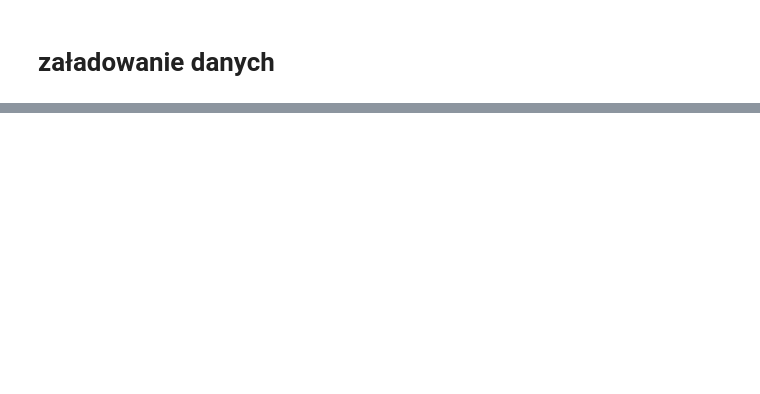
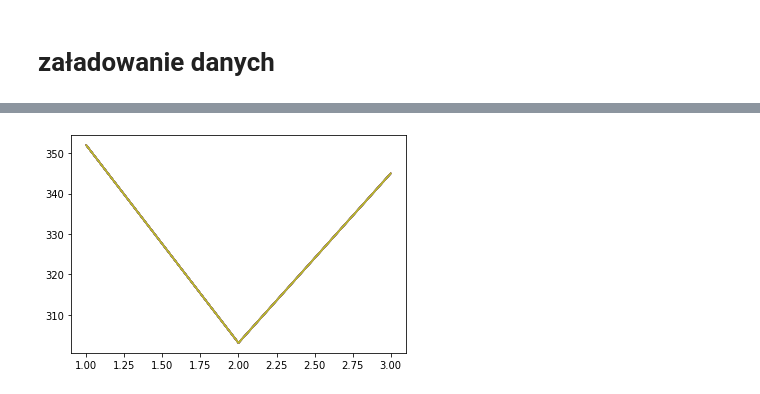
Before and after one commit to Patmik/CV, a Jupyter notebook: supermarket/markety.ipynb, the cells around one changed output, grey strips where cells are left out. Cells and saved outputs as stored; diff of their text form; code cells hidden in the pictures; blank space fills up the shorter version.

```diff
--- a/supermarket/markety.ipynb
+++ b/supermarket/markety.ipynb
@@ -14,3 +14,11 @@ db_markets.head()
 | 2 | 631-41-3108 | A | Yangon | Normal | Male | Home and lifestyle | 46.33 | 7 | 16.2155 | ... |
 | 3 | 123-19-1176 | A | Yangon | Member | Male | Health and beauty | 58.22 | 8 | 23.2880 | ... |
 | 4 | 373-73-7910 | A | Yangon | Normal | Male | Sports and travel | 86.31 | 7 | 30.2085 | ... |
+# %%
+#dodaje kolumny miesiecy godzin oraz dni
+db_markets['Date']
+db_markets['Month']=db_markets['Date'].apply(lambda x :x.split('/')[0])
+db_markets['Day']=db_markets['Date'].apply(lambda x :x.split('/')[1])
+db_markets['Hour']=db_markets['Time'].apply(lambda x :x.split(':')[0])
+
+db_markets
@@ -16,0 +39,10 @@ db_markets.head()
+# %%
+#sprawdzenie sprzedaży po miesiącach
+month_results=db_markets.groupby('Month').count()
+
+months=range(1,4)
+plt.plot(months,month_results)
+
+plt.show()
+# %% [output]
+[figure, added]
```
Also changed, not shown: parts of 5 cells of this notebook.
